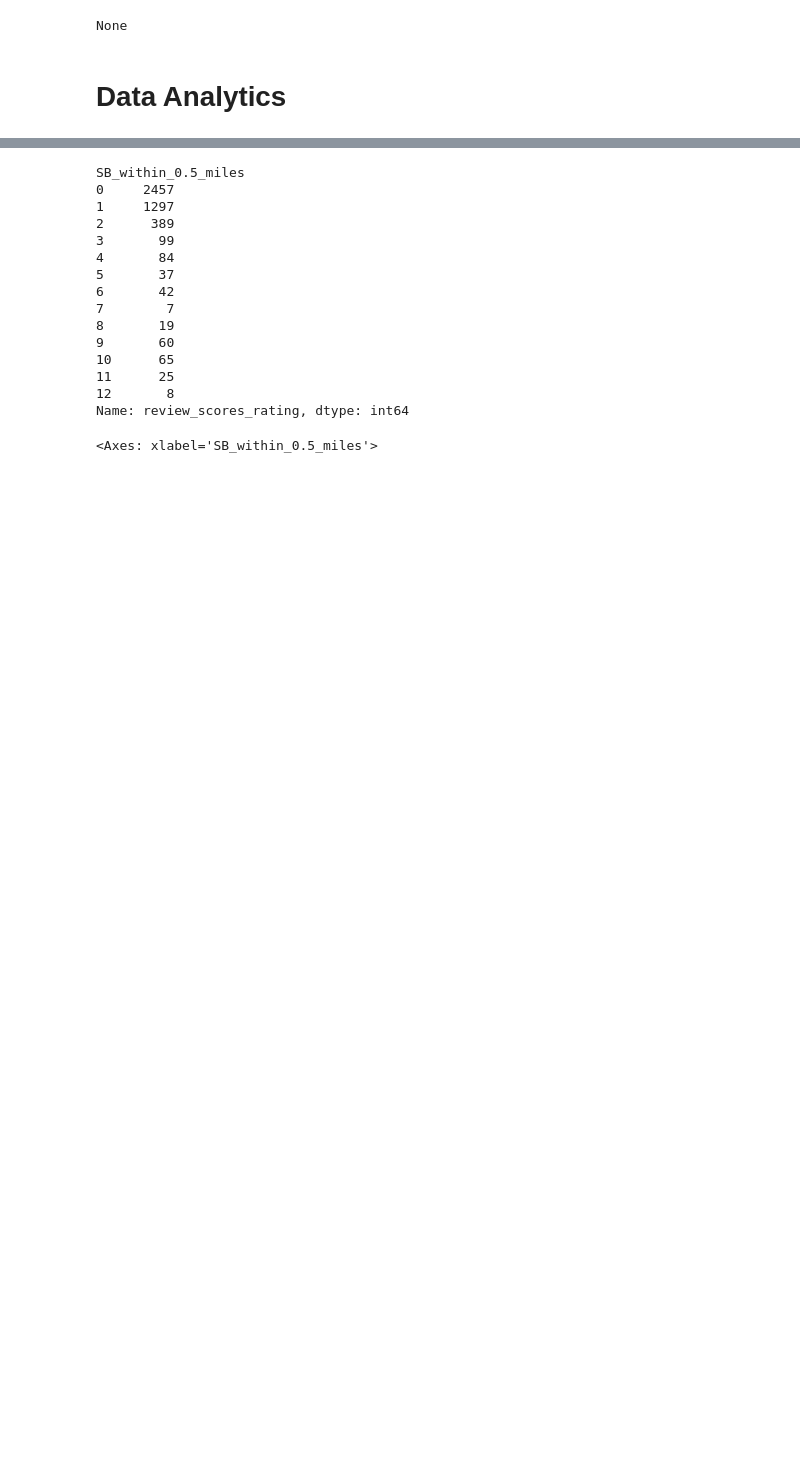
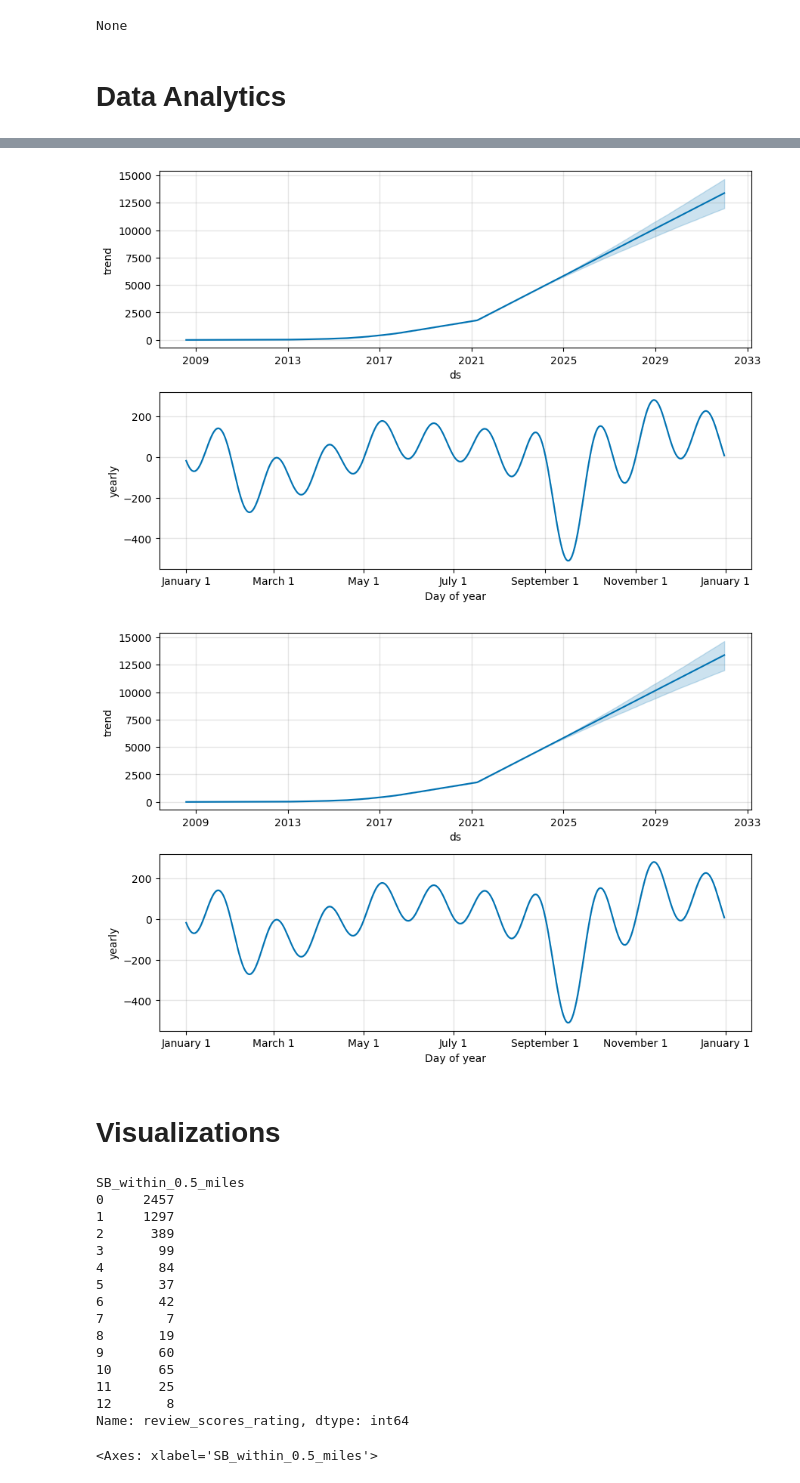
Before and after one commit to mdipinto1/m.c-squared, a Jupyter notebook: data_analysis_notebook_md.ipynb, the cells around one changed output, grey strips where cells are left out. Saved outputs shown, nothing was run; the diff lists cells and outputs as text; code cells hidden in the pictures; blank space fills up the shorter version.

```diff
--- a/data_analysis_notebook_md.ipynb
+++ b/data_analysis_notebook_md.ipynb
@@ -125,0 +148,8 @@ airbnb_df['price_per_occupant'] = airbnb_df['price']/airbnb_df['accommodates']
+# %%
+#model and plot for total airbnbs
+m2 = prophet.Prophet()
+m2.fit(total_bnb_df)
+future_df2 = m2.make_future_dataframe(periods=100, freq='M')
+forecast2 = m2.predict(future_df2)
+m2.plot_components(forecast2)
+# %% [output]
@@ -126,3 +158,7 @@ airbnb_df['price_per_occupant'] = airbnb_df['price']/airbnb_df['accommodates']
+[figure, added]
+[figure, added]
+# %% [markdown]
+# Visualizations
 # %%
 #Aggregate reviews by the number of SB within X miles
 airbnb_df_reviewed_only = airbnb_df.loc[airbnb_df['review_scores_rating'] != -1]
```
Also changed, not shown: parts of 9 cells of this notebook, 1 other file.
